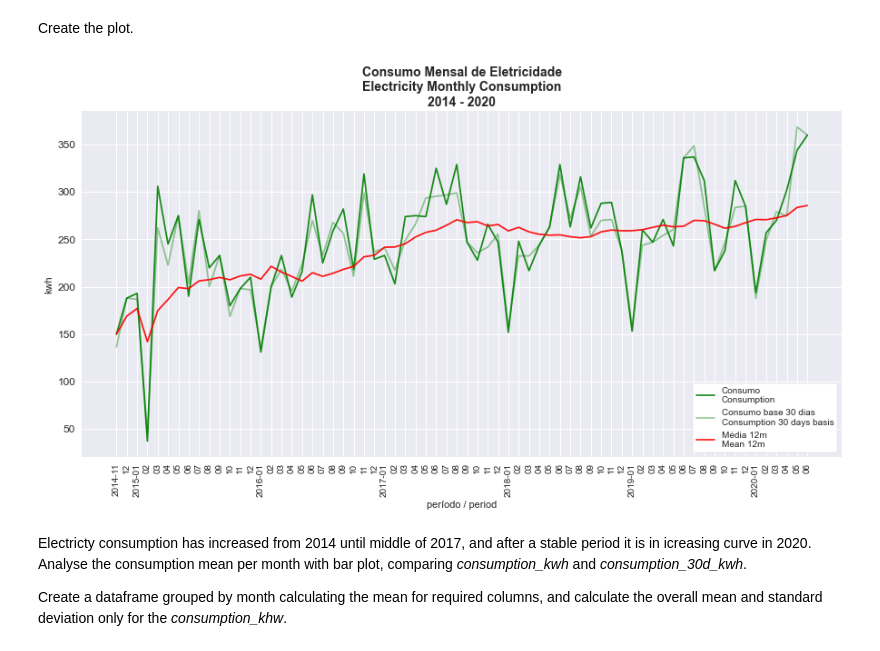
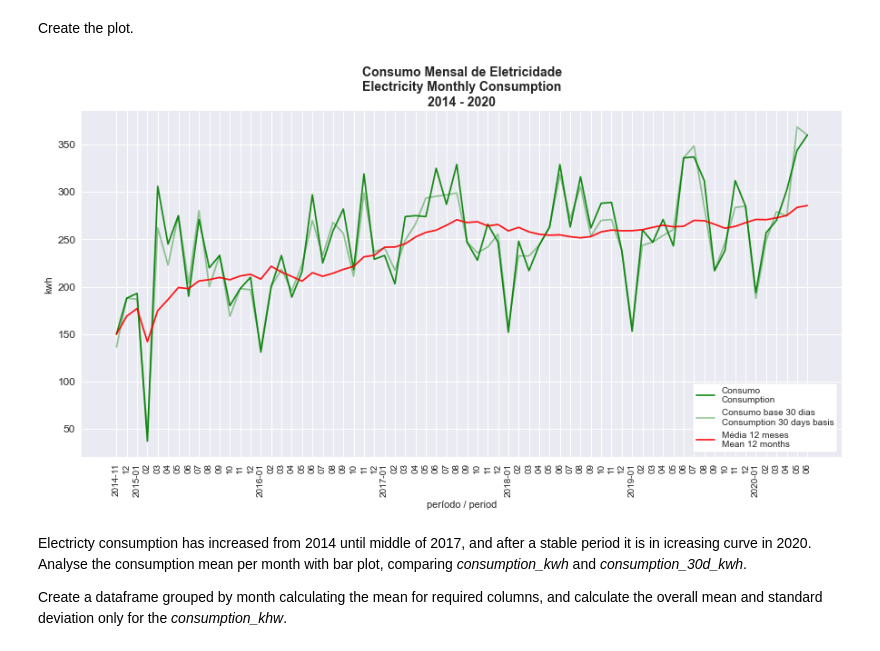
Before and after one commit to sjsilvabr/Utilities_Consumption, a Jupyter notebook: Electricity_Notebook.ipynb, the cells around one changed output. Drawn from its saved outputs; the diff is of its cells as text; code cells hidden in the pictures.

```diff
--- a/Electricity_Notebook.ipynb
+++ b/Electricity_Notebook.ipynb
@@ -306,31 +317,31 @@ Create the plot.
 # %%
 # create the plot figure
 fig, ax = plt.subplots(figsize=(15,7))
 
 # plot consumption_kwh, consumption_30d_kwh and mean12m
 ax.plot(df_electr['period'], df_electr['consumption_kwh'], color='g', alpha=0.9,
         label='Consumo\nConsumption')
 ax.plot(df_electr['period'], df_electr['consumption_30d_kwh'], color='g', alpha=0.4,
         label='Consumo base 30 dias\nConsumption 30 days basis')
 ax.plot(df_electr['period'], mean12m, color='r', alpha=0.9,
-        label='Média 12m\nMean 12m')
+        label='Média 12 meses\nMean 12 months')
 
 # define plot title and axis labels
 ax.set_title('Consumo Mensal de Eletricidade\nElectricity Monthly Consumption\n' \
              + min(df_electr['year']) + ' - ' + max(df_electr['year']), {'fontsize':14}, fontweight=900)
 ax.set_ylabel('kwh')
 ax.set_xlabel('período / period')
 
 # define legend
 ax.legend(loc=4, frameon=True, facecolor='white', framealpha=1)
 
 # define x-ticks
 plt.xticks(np.arange(0, len(xlabels_), 1), xlabels_, rotation=90)
 
 # show plot
 plt.show()
 # %% [output]
-[figure, old version]
+[figure, new version]
 # %% [markdown]
 Electricty consumption has increased from 2014 until middle of 2017, and after a stable period it is in icreasing curve in 2020. Analyse the consumption mean per month with bar plot, comparing *consumption_kwh* and *consumption_30d_kwh*.
 
```
Also changed, not shown: parts of 2 cells of this notebook, 1 other file.
